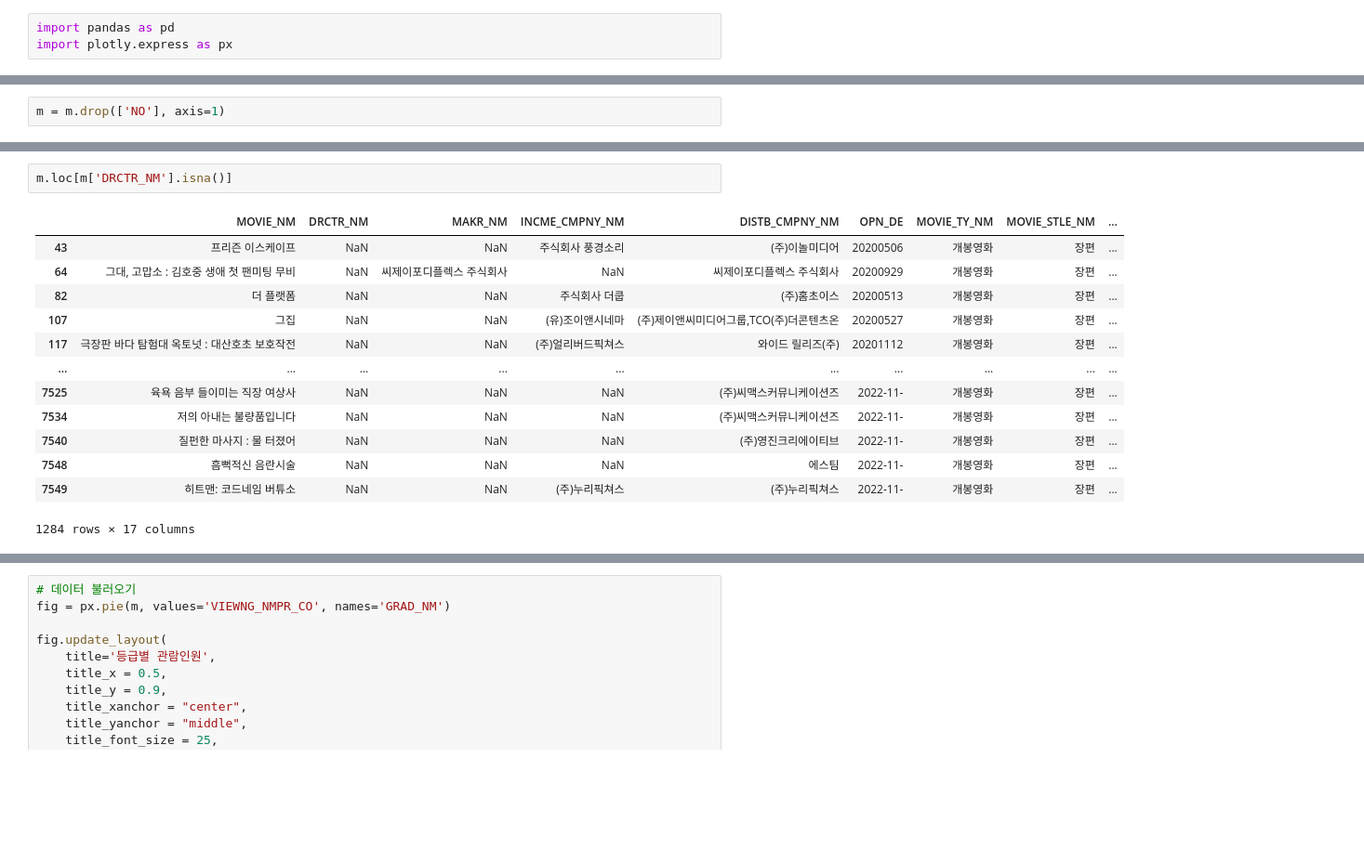
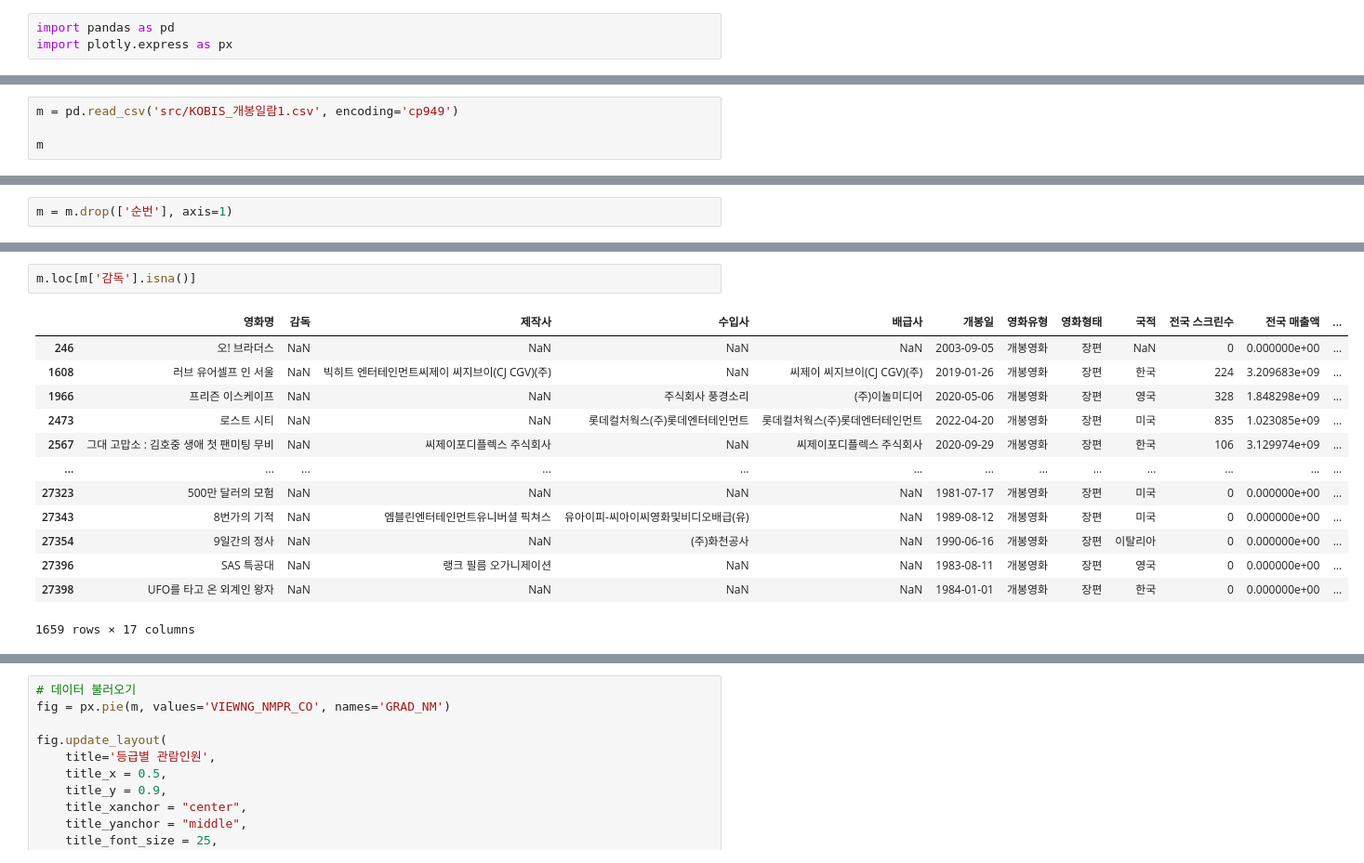
Before and after one commit to Dacon-ai-RunningFive/Dacon-AI, a Jupyter notebook: movie/EDA.ipynb, the cells around one changed output, grey strips where cells are left out. Shown at 93% size. Drawn from its saved outputs; the diff is of its cells as text; blank space fills up the shorter version.

Commit message:
movie update

```diff
--- a/movie/EDA.ipynb
+++ b/movie/EDA.ipynb
@@ -73,0 +4,4 @@ m
+# %%
+m = pd.read_csv('src/KOBIS_개봉일람1.csv', encoding='cp949')
+
+m
@@ -74,5 +22,5 @@ m
 # %%
-m = m.drop(['NO'], axis=1)
+m = m.drop(['순번'], axis=1)
 # %%
 m.info()
 # %% [output]
@@ -96,17 +65,17 @@ memory usage: 1003.3+ KB
 # %%
-m.loc[m['DRCTR_NM'].isna()]
+m.loc[m['감독'].isna()]
 # %% [output]
-|  | MOVIE_NM | DRCTR_NM | MAKR_NM | INCME_CMPNY_NM | DISTB_CMPNY_NM | OPN_DE | MOVIE_TY_NM | MOVIE_STLE_NM | ... |
-| 43 | 프리즌 이스케이프 | NaN | NaN | 주식회사 풍경소리 | (주)이놀미디어 | 20200506 | 개봉영화 | 장편 | ... |
-| 64 | 그대, 고맙소 : 김호중 생애 첫 팬미팅 무비 | NaN | 씨제이포디플렉스 주식회사 | NaN | 씨제이포디플렉스 주식회사 | 20200929 | 개봉영화 | 장편 | ... |
-| 82 | 더 플랫폼 | NaN | NaN | 주식회사 더쿱 | (주)홈초이스 | 20200513 | 개봉영화 | 장편 | ... |
-| 107 | 그집 | NaN | NaN | (유)조이앤시네마 | (주)제이앤씨미디어그룹,TCO(주)더콘텐츠온 | 20200527 | 개봉영화 | 장편 | ... |
-| 117 | 극장판 바다 탐험대 옥토넛 : 대산호초 보호작전 | NaN | NaN | (주)얼리버드픽쳐스 | 와이드 릴리즈(주) | 20201112 | 개봉영화 | 장편 | ... |
-| ... | ... | ... | ... | ... | ... | ... | ... | ... | ... |
-| 7525 | 육욕 음부 들이미는 직장 여상사 | NaN | NaN | NaN | (주)씨맥스커뮤니케이션즈 | 2022-11- | 개봉영화 | 장편 | ... |
-| 7534 | 저의 아내는 불량품입니다 | NaN | NaN | NaN | (주)씨맥스커뮤니케이션즈 | 2022-11- | 개봉영화 | 장편 | ... |
-| 7540 | 질펀한 마사지 : 물 터졌어 | NaN | NaN | NaN | (주)영진크리에이티브 | 2022-11- | 개봉영화 | 장편 | ... |
-| 7548 | 흠뻑적신 음란시술 | NaN | NaN | NaN | 에스팀 | 2022-11- | 개봉영화 | 장편 | ... |
-| 7549 | 히트맨: 코드네임 버튜소 | NaN | NaN | (주)누리픽쳐스 | (주)누리픽쳐스 | 2022-11- | 개봉영화 | 장편 | ... |
+|  | 영화명 | 감독 | 제작사 | 수입사 | 배급사 | 개봉일 | 영화유형 | 영화형태 | 국적 | 전국 스크린수 | 전국 매출액 | ... |
+| 246 | 오! 브라더스 | NaN | NaN | NaN | NaN | 2003-09-05 | 개봉영화 | 장편 | NaN | 0 | 0.000000e+00 | ... |
+| 1608 | 러브 유어셀프 인 서울 | NaN | 빅히트 엔터테인먼트씨제이 씨지브이(CJ CGV)(주) | NaN | 씨제이 씨지브이(CJ CGV)(주) | 2019-01-26 | 개봉영화 | 장편 | 한국 | 224 | 3.209683e+09 | ... |
+| 1966 | 프리즌 이스케이프 | NaN | NaN | 주식회사 풍경소리 | (주)이놀미디어 | 2020-05-06 | 개봉영화 | 장편 | 영국 | 328 | 1.848298e+09 | ... |
+| 2473 | 로스트 시티 | NaN | NaN | 롯데컬처웍스(주)롯데엔터테인먼트 | 롯데컬처웍스(주)롯데엔터테인먼트 | 2022-04-20 | 개봉영화 | 장편 | 미국 | 835 | 1.023085e+09 | ... |
+| 2567 | 그대 고맙소 : 김호중 생애 첫 팬미팅 무비 | NaN | 씨제이포디플렉스 주식회사 | NaN | 씨제이포디플렉스 주식회사 | 2020-09-29 | 개봉영화 | 장편 | 한국 | 106 | 3.129974e+09 | ... |
+| ... | ... | ... | ... | ... | ... | ... | ... | ... | ... | ... | ... | ... |
+| 27323 | 500만 달러의 모험 | NaN | NaN | NaN | NaN | 1981-07-17 | 개봉영화 | 장편 | 미국 | 0 | 0.000000e+00 | ... |
+| 27343 | 8번가의 기적 | NaN | 엠블린엔터테인먼트유니버셜 픽쳐스 | 유아이피-씨아이씨영화및비디오배급(유) | NaN | 1989-08-12 | 개봉영화 | 장편 | 미국 | 0 | 0.000000e+00 | ... |
+| 27354 | 9일간의 정사 | NaN | NaN | (주)화천공사 | NaN | 1990-06-16 | 개봉영화 | 장편 | 이탈리아 | 0 | 0.000000e+00 | ... |
+| 27396 | SAS 특공대 | NaN | 랭크 필름 오가니제이션 | NaN | NaN | 1983-08-11 | 개봉영화 | 장편 | 영국 | 0 | 0.000000e+00 | ... |
+| 27398 | UFO를 타고 온 외계인 왕자 | NaN | NaN | NaN | NaN | 1984-01-01 | 개봉영화 | 장편 | 한국 | 0 | 0.000000e+00 | ... |
-1284 rows × 17 columns
+1659 rows × 17 columns
 # %%
```
Also changed, not shown: parts of 19 cells of this notebook, 25 other files.
